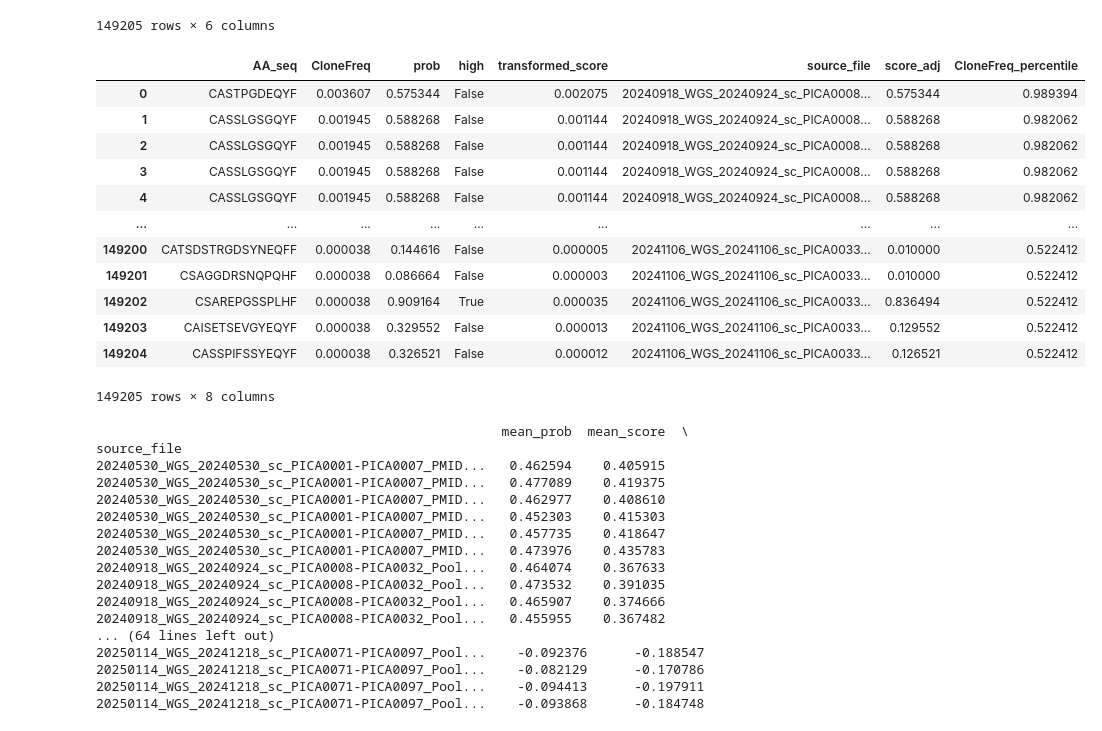
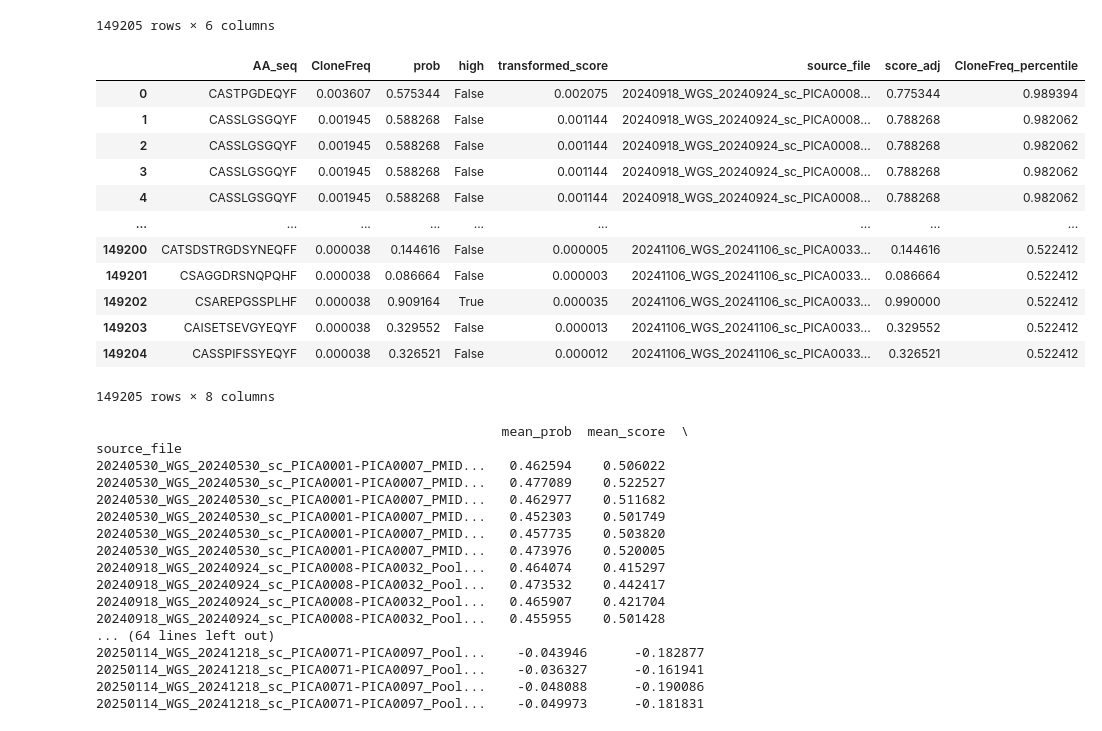
Before and after one commit to tuonglab/gnn_release, a Jupyter notebook: clonal_frequency_scoring/final_method_phs002517.ipynb, the cells around one changed output. Cells and saved outputs as stored; diff of their text form; code cells hidden in the pictures.

```diff
--- a/clonal_frequency_scoring/final_method_phs002517.ipynb
+++ b/clonal_frequency_scoring/final_method_phs002517.ipynb
@@ -435,36 +435,36 @@ combined_control_df
 # %%
 import numpy as np
 
 # Apply the function to the DataFrame
 S, R = combined_score_sample_capped(
     P=combined_control_df["prob"].values,
     F_raw=combined_control_df["CloneFreq"].values,
-    t_P=0.95,
-    t_R=0.95,
+    t_P=0.5,
+    t_R=0.5,
     alpha=0.6,
     beta=0.8,
     delta_max=0.2,
     floor=0.01,
     ceil=0.99,
 )
 
 # Add results back to the DataFrame
 combined_control_df["score_adj"] = S
 combined_control_df["CloneFreq_percentile"] = R
 combined_control_df
 # %% [output]
 |  | AA_seq | CloneFreq | prob | high | transformed_score | source_file | score_adj | CloneFreq_percentile |
-| 0 | CASTPGDEQYF | 0.003607 | 0.575344 | False | 0.002075 | 20240918_WGS_20240924_sc_PICA0008... | 0.575344 | 0.989394 |
-| 1 | CASSLGSGQYF | 0.001945 | 0.588268 | False | 0.001144 | 20240918_WGS_20240924_sc_PICA0008... | 0.588268 | 0.982062 |
-| 2 | CASSLGSGQYF | 0.001945 | 0.588268 | False | 0.001144 | 20240918_WGS_20240924_sc_PICA0008... | 0.588268 | 0.982062 |
-| 3 | CASSLGSGQYF | 0.001945 | 0.588268 | False | 0.001144 | 20240918_WGS_20240924_sc_PICA0008... | 0.588268 | 0.982062 |
-| 4 | CASSLGSGQYF | 0.001945 | 0.588268 | False | 0.001144 | 20240918_WGS_20240924_sc_PICA0008... | 0.588268 | 0.982062 |
+| 0 | CASTPGDEQYF | 0.003607 | 0.575344 | False | 0.002075 | 20240918_WGS_20240924_sc_PICA0008... | 0.775344 | 0.989394 |
+| 1 | CASSLGSGQYF | 0.001945 | 0.588268 | False | 0.001144 | 20240918_WGS_20240924_sc_PICA0008... | 0.788268 | 0.982062 |
+| 2 | CASSLGSGQYF | 0.001945 | 0.588268 | False | 0.001144 | 20240918_WGS_20240924_sc_PICA0008... | 0.788268 | 0.982062 |
+| 3 | CASSLGSGQYF | 0.001945 | 0.588268 | False | 0.001144 | 20240918_WGS_20240924_sc_PICA0008... | 0.788268 | 0.982062 |
+| 4 | CASSLGSGQYF | 0.001945 | 0.588268 | False | 0.001144 | 20240918_WGS_20240924_sc_PICA0008... | 0.788268 | 0.982062 |
 | ... | ... | ... | ... | ... | ... | ... | ... | ... |
-| 149200 | CATSDSTRGDSYNEQFF | 0.000038 | 0.144616 | False | 0.000005 | 20241106_WGS_20241106_sc_PICA0033... | 0.010000 | 0.522412 |
-| 149201 | CSAGGDRSNQPQHF | 0.000038 | 0.086664 | False | 0.000003 | 20241106_WGS_20241106_sc_PICA0033... | 0.010000 | 0.522412 |
-| 149202 | CSAREPGSSPLHF | 0.000038 | 0.909164 | True | 0.000035 | 20241106_WGS_20241106_sc_PICA0033... | 0.836494 | 0.522412 |
-| 149203 | CAISETSEVGYEQYF | 0.000038 | 0.329552 | False | 0.000013 | 20241106_WGS_20241106_sc_PICA0033... | 0.129552 | 0.522412 |
-| 149204 | CASSPIFSSYEQYF | 0.000038 | 0.326521 | False | 0.000012 | 20241106_WGS_20241106_sc_PICA0033... | 0.126521 | 0.522412 |
+| 149200 | CATSDSTRGDSYNEQFF | 0.000038 | 0.144616 | False | 0.000005 | 20241106_WGS_20241106_sc_PICA0033... | 0.144616 | 0.522412 |
+| 149201 | CSAGGDRSNQPQHF | 0.000038 | 0.086664 | False | 0.000003 | 20241106_WGS_20241106_sc_PICA0033... | 0.086664 | 0.522412 |
+| 149202 | CSAREPGSSPLHF | 0.000038 | 0.909164 | True | 0.000035 | 20241106_WGS_20241106_sc_PICA0033... | 0.990000 | 0.522412 |
+| 149203 | CAISETSEVGYEQYF | 0.000038 | 0.329552 | False | 0.000013 | 20241106_WGS_20241106_sc_PICA0033... | 0.329552 | 0.522412 |
+| 149204 | CASSPIFSSYEQYF | 0.000038 | 0.326521 | False | 0.000012 | 20241106_WGS_20241106_sc_PICA0033... | 0.326521 | 0.522412 |
 149205 rows × 8 columns
 # %%
 summary_control = (
@@ -486,21 +486,21 @@ print(summary_control)
 # %% [output]
                                                     mean_prob  mean_score  \
 source_file
-20240530_WGS_20240530_sc_PICA0001-PICA0007_PMID...   0.462594    0.405915
-20240530_WGS_20240530_sc_PICA0001-PICA0007_PMID...   0.477089    0.419375
-20240530_WGS_20240530_sc_PICA0001-PICA0007_PMID...   0.462977    0.408610
-20240530_WGS_20240530_sc_PICA0001-PICA0007_PMID...   0.452303    0.415303
-20240530_WGS_20240530_sc_PICA0001-PICA0007_PMID...   0.457735    0.418647
-20240530_WGS_20240530_sc_PICA0001-PICA0007_PMID...   0.473976    0.435783
-20240918_WGS_20240924_sc_PICA0008-PICA0032_Pool...   0.464074    0.367633
-20240918_WGS_20240924_sc_PICA0008-PICA0032_Pool...   0.473532    0.391035
-20240918_WGS_20240924_sc_PICA0008-PICA0032_Pool...   0.465907    0.374666
-20240918_WGS_20240924_sc_PICA0008-PICA0032_Pool...   0.455955    0.367482
+20240530_WGS_20240530_sc_PICA0001-PICA0007_PMID...   0.462594    0.506022
+20240530_WGS_20240530_sc_PICA0001-PICA0007_PMID...   0.477089    0.522527
+20240530_WGS_20240530_sc_PICA0001-PICA0007_PMID...   0.462977    0.511682
+20240530_WGS_20240530_sc_PICA0001-PICA0007_PMID...   0.452303    0.501749
+20240530_WGS_20240530_sc_PICA0001-PICA0007_PMID...   0.457735    0.503820
+20240530_WGS_20240530_sc_PICA0001-PICA0007_PMID...   0.473976    0.520005
+20240918_WGS_20240924_sc_PICA0008-PICA0032_Pool...   0.464074    0.415297
+20240918_WGS_20240924_sc_PICA0008-PICA0032_Pool...   0.473532    0.442417
+20240918_WGS_20240924_sc_PICA0008-PICA0032_Pool...   0.465907    0.421704
+20240918_WGS_20240924_sc_PICA0008-PICA0032_Pool...   0.455955    0.501428
 ... (64 lines left out)
-20250114_WGS_20241218_sc_PICA0071-PICA0097_Pool...    -0.092376      -0.188547
-20250114_WGS_20241218_sc_PICA0071-PICA0097_Pool...    -0.082129      -0.170786
-20250114_WGS_20241218_sc_PICA0071-PICA0097_Pool...    -0.094413      -0.197911
-20250114_WGS_20241218_sc_PICA0071-PICA0097_Pool...    -0.093868      -0.184748
+20250114_WGS_20241218_sc_PICA0071-PICA0097_Pool...    -0.043946      -0.182877
+20250114_WGS_20241218_sc_PICA0071-PICA0097_Pool...    -0.036327      -0.161941
+20250114_WGS_20241218_sc_PICA0071-PICA0097_Pool...    -0.048088      -0.190086
+20250114_WGS_20241218_sc_PICA0071-PICA0097_Pool...    -0.049973      -0.181831
 # %%
 import numpy as np
 import matplotlib.pyplot as plt
```
Also changed, not shown: parts of 8 cells of this notebook, 3 other files.
